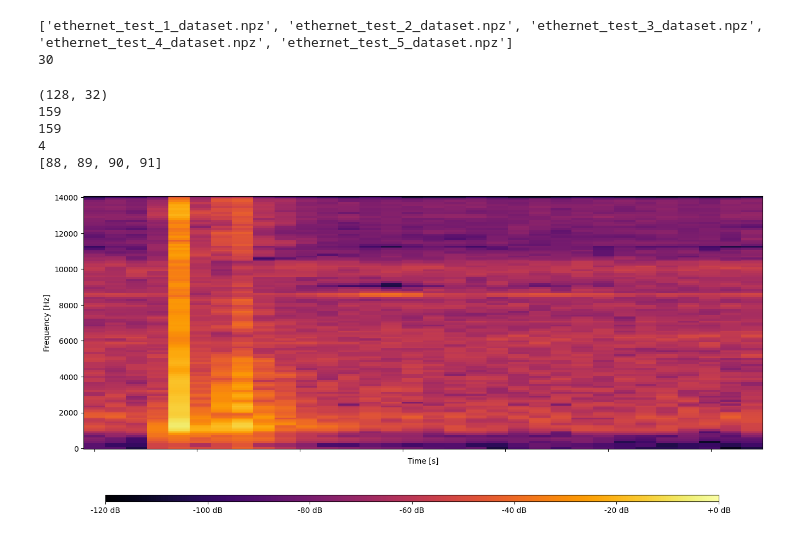
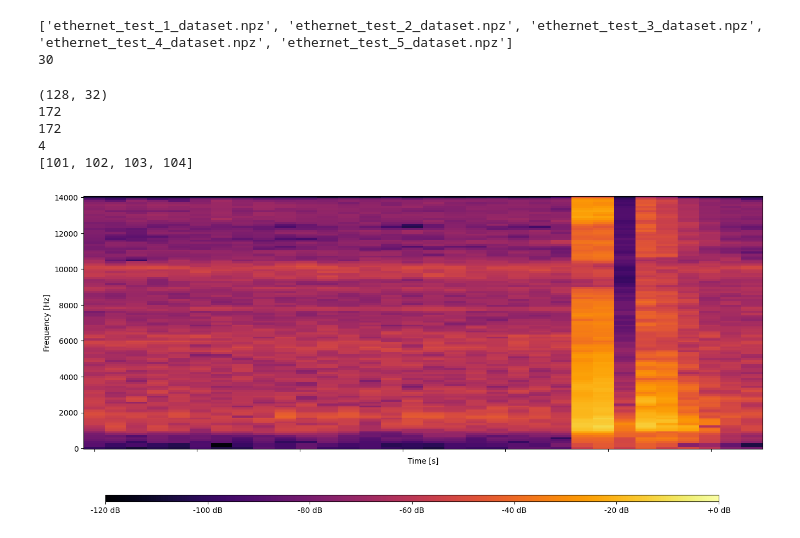
Before and after one commit to matteoseidl/Electrical_Connector_Click-Event_Detection, a Jupyter notebook: 01_Dataset/preprocessSingleClickAudioTest.ipynb, the cells around one changed output. Cells and saved outputs as stored; diff of their text form; code cells hidden in the pictures.

Commit message:
plot data

```diff
--- a/01_Dataset/preprocessSingleClickAudioTest.ipynb
+++ b/01_Dataset/preprocessSingleClickAudioTest.ipynb
@@ -314,7 +314,7 @@ print(len(saved_datasets_sorted))
 # %%
 # load first saved dataset
 
-dataset_to_load_id = 0
+dataset_to_load_id = 2
 
 dataset_file_path = os.path.join(audio_dataset_dir_path, saved_datasets_sorted[dataset_to_load_id])
 dataset = np.load(dataset_file_path)
@@ -331,13 +331,13 @@ print(np.count_nonzero(loaded_labels == 1))
 print([i for i, x in enumerate(loaded_labels) if x == 1][:6])
 # %% [output]
 (128, 32)
-159
-159
+172
+172
 4
-[88, 89, 90, 91]
+[101, 102, 103, 104]
 # %%
 # plot out one spectrogram chunk
-chunk_to_plot_id = 91
+chunk_to_plot_id = 101
 spectrogramPlotter.plot_single_mel_spectrogram(loaded_spec_chunks[chunk_to_plot_id], top_dB_abs, f_min, f_max, n_mels)
 # %% [output]
-[figure, old version]
+[figure, new version]
```
